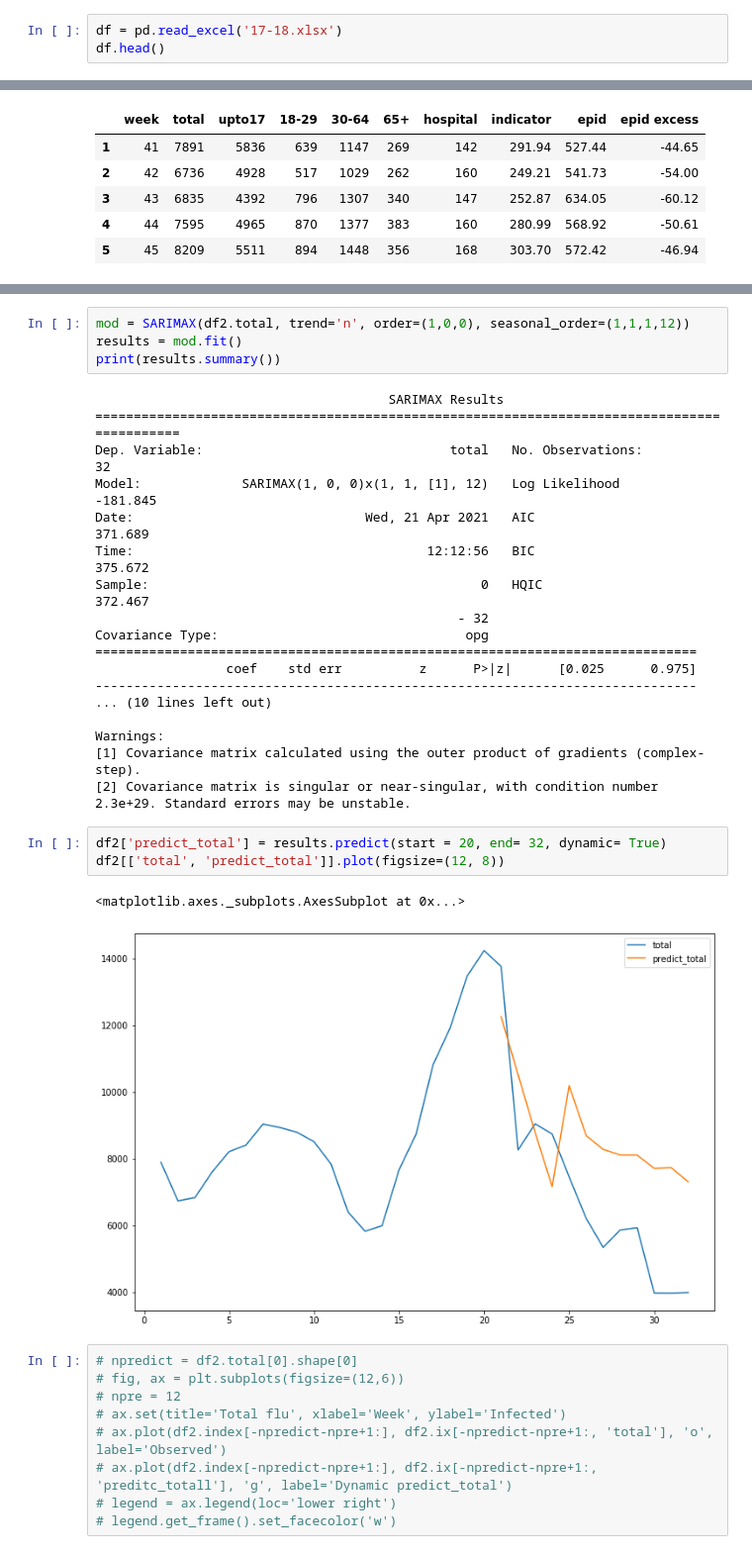
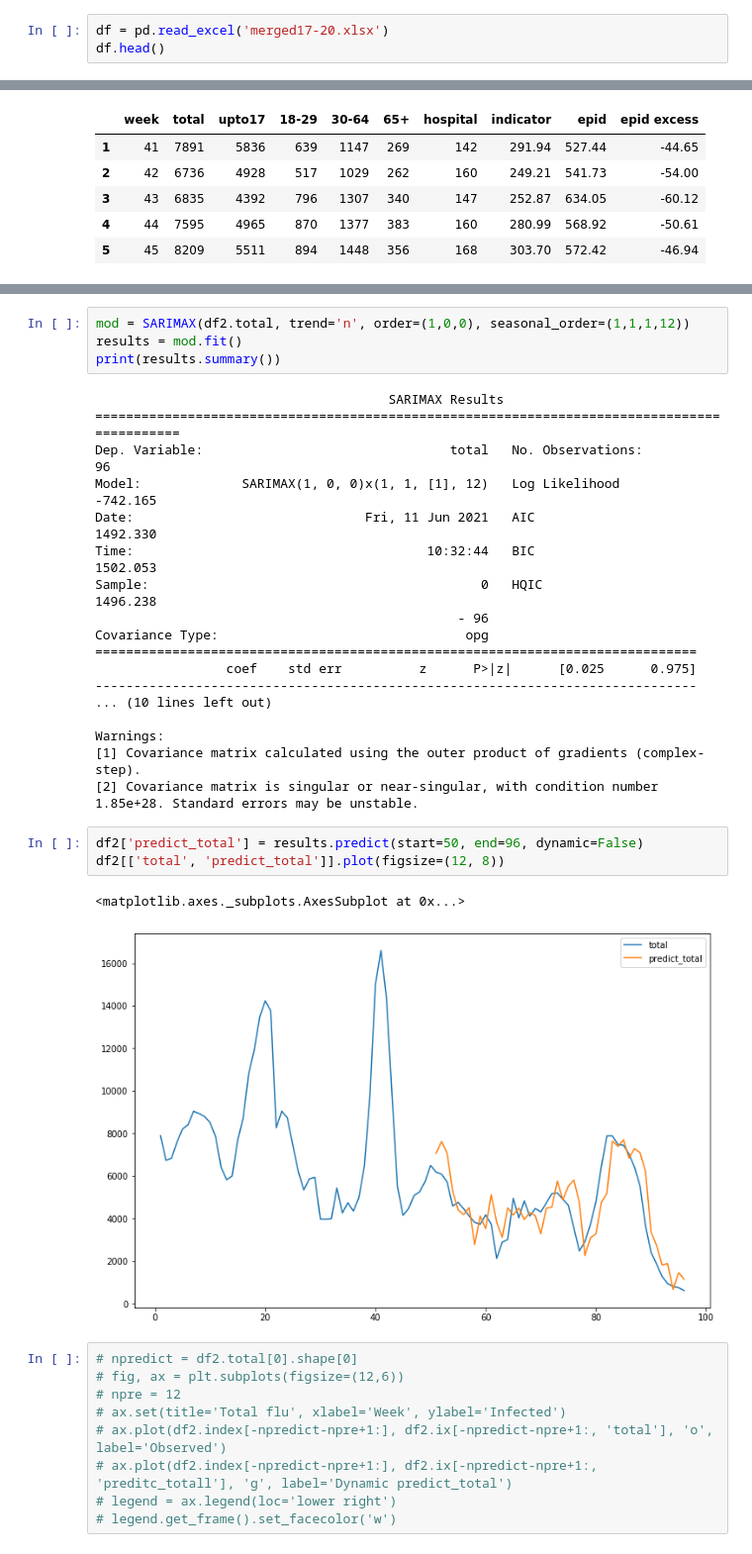
Before and after one commit to banchinche/flu-infection, a Jupyter notebook: notebooks/flu-infection.ipynb, the cells around one changed output, grey strips where cells are left out. Shown at 99% size. Cells and saved outputs as stored; diff of their text form.

```diff
--- a/notebooks/flu-infection.ipynb
+++ b/notebooks/flu-infection.ipynb
@@ -8,6 +8,6 @@ from statsmodels.tsa.seasonal import seasonal_decompose
 from statsmodels.tsa.statespace.sarimax import SARIMAX
 # from statsmodels.tsa.stattools import adfuller
 # %%
-df = pd.read_excel('17-18.xlsx')
+df = pd.read_excel('merged17-20.xlsx')
 df.head()
 # %% [output]
@@ -141,12 +141,12 @@ print(results.summary())
 # %% [output]
                                       SARIMAX Results
 ============================================================================================
-Dep. Variable:                                total   No. Observations:                   32
-Model:             SARIMAX(1, 0, 0)x(1, 1, [1], 12)   Log Likelihood                -181.845
-Date:                              Wed, 21 Apr 2021   AIC                            371.689
-Time:                                      12:12:56   BIC                            375.672
-Sample:                                           0   HQIC                           372.467
-                                               - 32
+Dep. Variable:                                total   No. Observations:                   96
+Model:             SARIMAX(1, 0, 0)x(1, 1, [1], 12)   Log Likelihood                -742.165
+Date:                              Fri, 11 Jun 2021   AIC                           1492.330
+Time:                                      10:32:44   BIC                           1502.053
+Sample:                                           0   HQIC                          1496.238
+                                               - 96
 Covariance Type:                                opg
 ==============================================================================
                  coef    std err          z      P>|z|      [0.025      0.975]
@@ -155,13 +155,13 @@ Covariance Type:                                opg
 
 Warnings:
 [1] Covariance matrix calculated using the outer product of gradients (complex-step).
-[2] Covariance matrix is singular or near-singular, with condition number 2.3e+29. Standard errors may be unstable.
+[2] Covariance matrix is singular or near-singular, with condition number 1.85e+28. Standard errors may be unstable.
 # %%
-df2['predict_total'] = results.predict(start = 20, end= 32, dynamic= True)
+df2['predict_total'] = results.predict(start=50, end=96, dynamic=False)
 df2[['total', 'predict_total']].plot(figsize=(12, 8))
 # %% [output]
 <matplotlib.axes._subplots.AxesSubplot at 0x...>
-[figure, old version]
+[figure, new version]
 # %%
 # npredict = df2.total[0].shape[0]
 # fig, ax = plt.subplots(figsize=(12,6))
```
Also changed, not shown: parts of 7 cells of this notebook, 5 other files.
